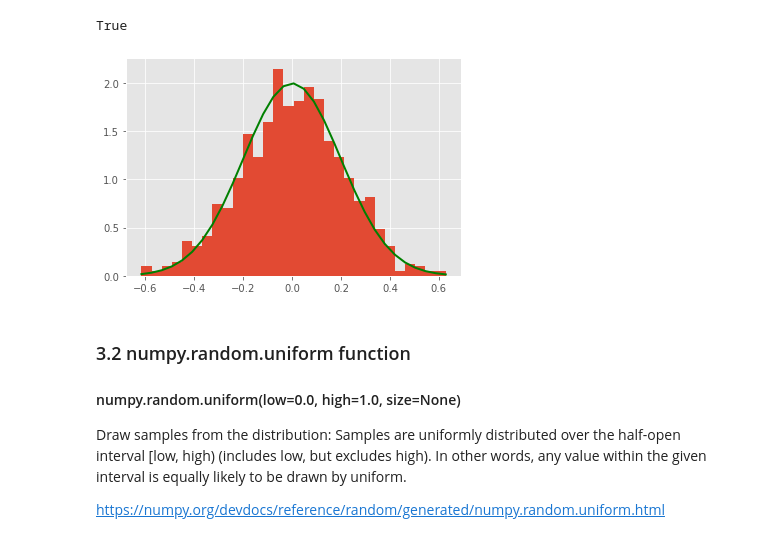
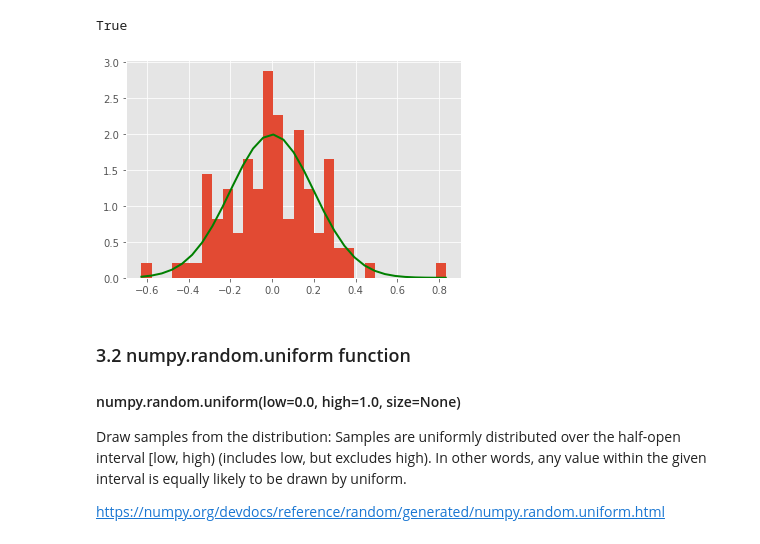
Before and after one commit to Samjean2020/progda-assignment2020, a Jupyter notebook: AssignmentPDA2020.py-checkpoint.ipynb, the cells around one changed output. Drawn from its saved outputs; the diff is of its cells as text; code cells hidden in the pictures.

```diff
--- a/AssignmentPDA2020.py-checkpoint.ipynb
+++ b/AssignmentPDA2020.py-checkpoint.ipynb
@@ -409,20 +412,20 @@ True
 # %%
 # https://www.javatpoint.com/numpy-random
 
 # Display the histogram of the samples, along with the probability density function:
 import numpy as np
 import matplotlib.pyplot as plt
 import seaborn as sns
 mu, sigma = 0, 0.2 # mean and standard deviation
-s1 = np.random.normal(mu, sigma, 1000)
+s1 = np.random.normal(mu, sigma, 100)
 abs(mu - np.mean(s1)) < 0.01
 abs(sigma - np.std(s1, ddof=1)) < 0.01
 count, bins, ignored = plt.hist(s1, 30, density=True)
 plt.plot(bins, 1/(sigma * np.sqrt(2 * np.pi)) *np.exp( - (bins - mu)**2 / (2 * sigma**2) ), linewidth=2, color='g')
 plt.style.use("ggplot")
 plt.show()
 # %% [output]
-[figure, old version]
+[figure, new version]
 # %% [markdown]
 ### 3.2 numpy.random.uniform function
 #### numpy.random.uniform(low=0.0, high=1.0, size=None)
```
Also changed, not shown: parts of 26 cells of this notebook.
